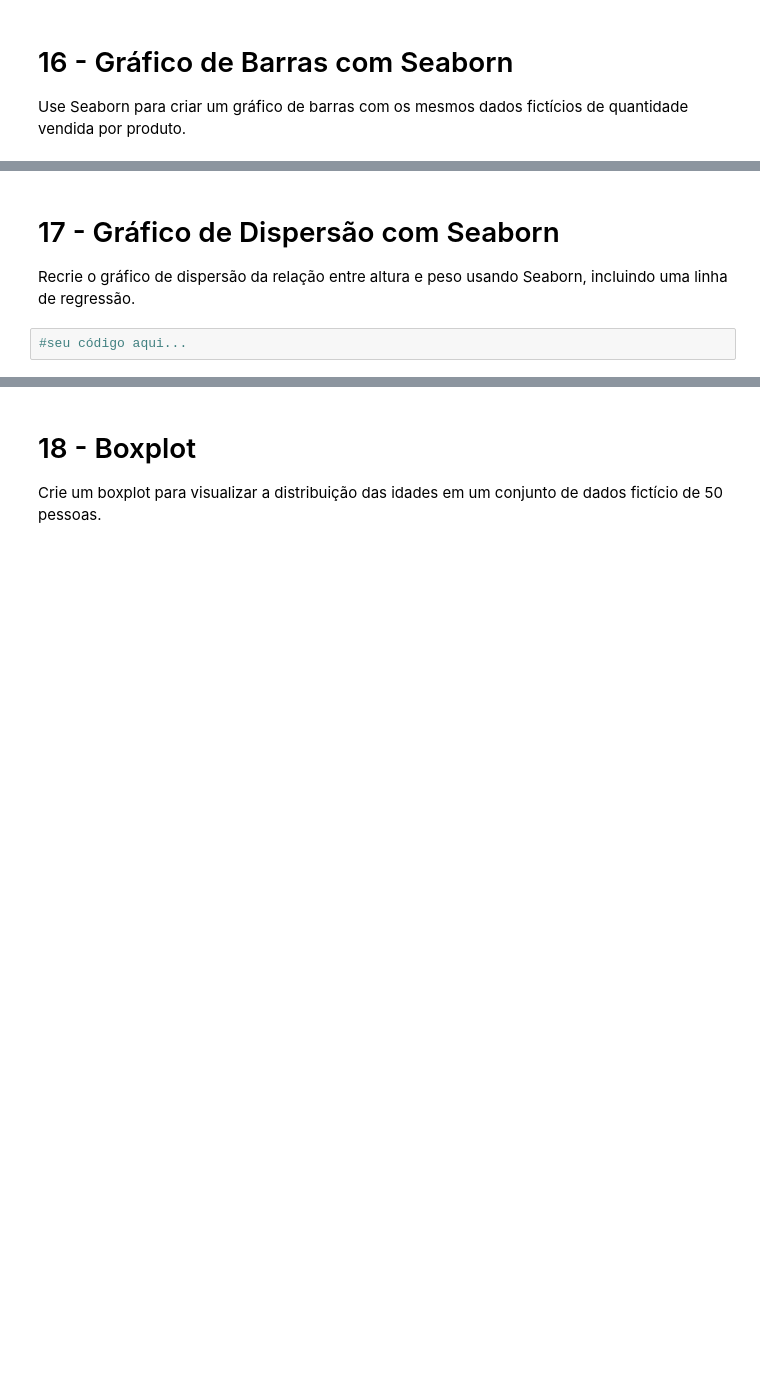
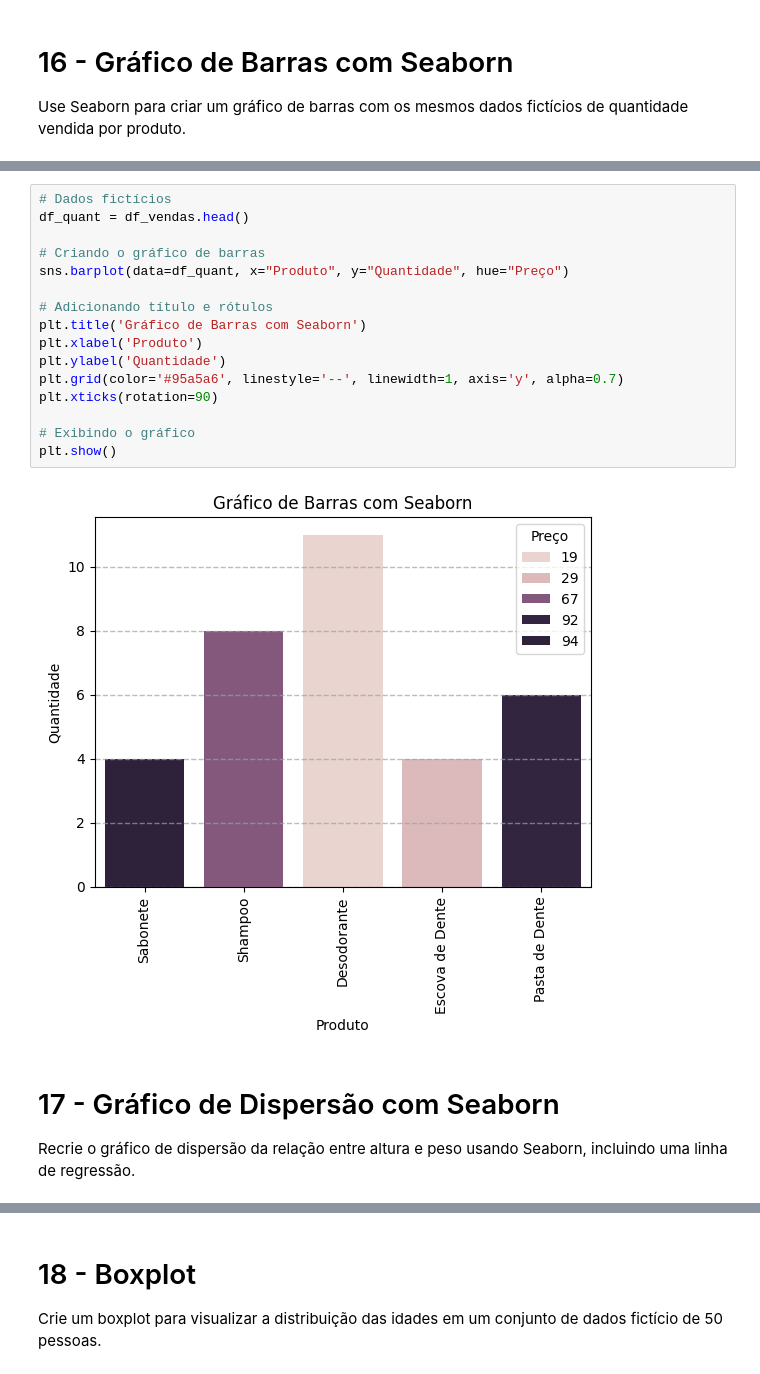
Before and after one commit to FTCLuis/Mineracao-de-Dados, a Jupyter notebook: LuisFelipeLaudacio_Aula06_Exercicios.ipynb, the cells around one changed output, grey strips where cells are left out. Cells and saved outputs as stored; diff of their text form; blank space fills up the shorter version.

```diff
--- a/LuisFelipeLaudacio_Aula06_Exercicios.ipynb
+++ b/LuisFelipeLaudacio_Aula06_Exercicios.ipynb
@@ -340,6 +378,22 @@ Use Seaborn para criar um gráfico de barras com os mesmos dados fictícios de q
+# %%
+# Dados fictícios
+df_quant = df_vendas.head()
+
+# Criando o gráfico de barras
+sns.barplot(data=df_quant, x="Produto", y="Quantidade", hue="Preço")
+
+# Adicionando título e rótulos
+plt.title('Gráfico de Barras com Seaborn')
+plt.xlabel('Produto')
+plt.ylabel('Quantidade')
+plt.grid(color='#95a5a6', linestyle='--', linewidth=1, axis='y', alpha=0.7)
+plt.xticks(rotation=90)
+
+# Exibindo o gráfico
+plt.show()
+# %% [output]
+[figure, added]
 # %% [markdown]
 # 17 - Gráfico de Dispersão com Seaborn
 
 Recrie o gráfico de dispersão da relação entre altura e peso usando Seaborn, incluindo uma linha de regressão.
-# %%
-#seu código aqui...
```
Also changed, not shown: parts of 18 cells of this notebook.
